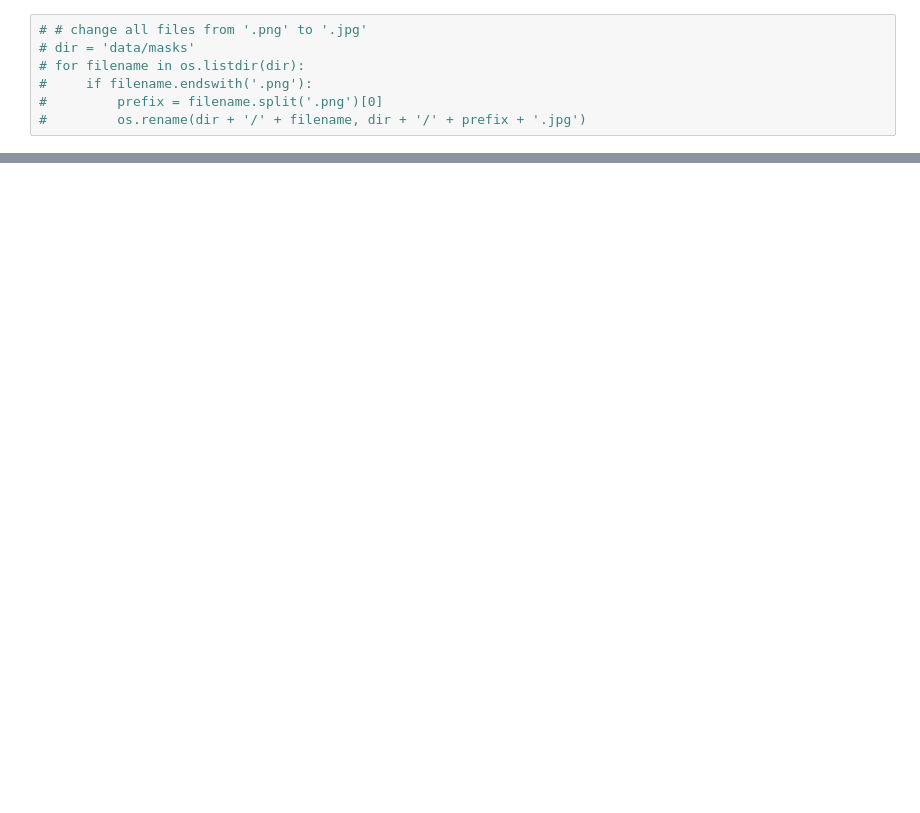
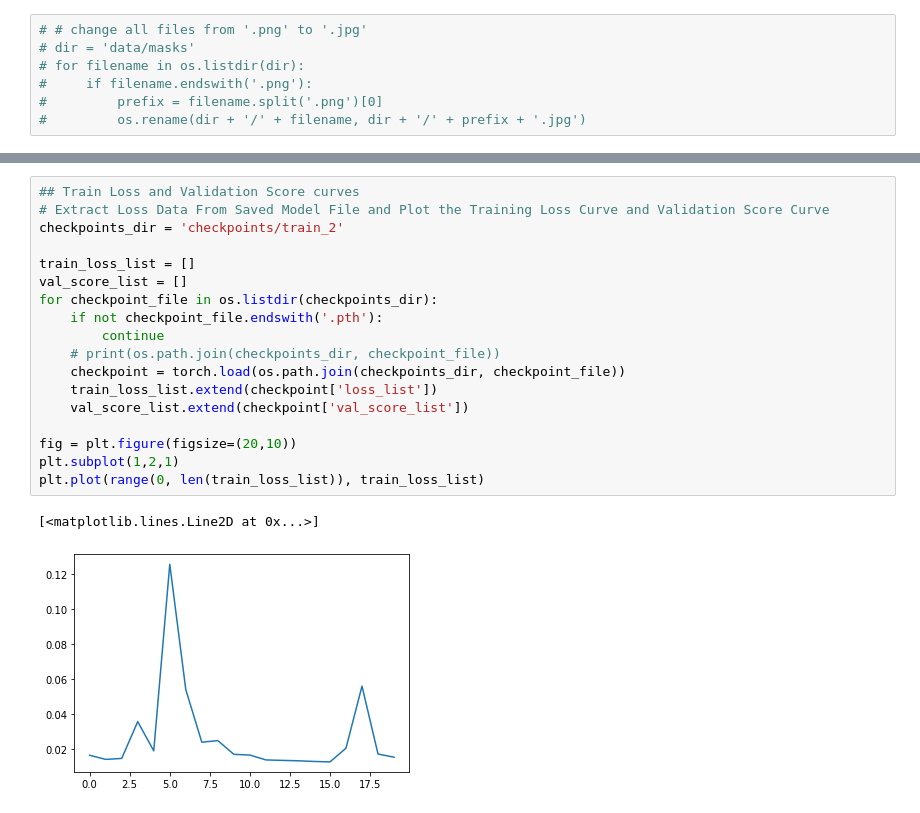
Before and after one commit to zhangjing1997/IV_Detection, a Jupyter notebook: playground.ipynb, the cells around one changed output, grey strips where cells are left out. Cells and saved outputs as stored; diff of their text form; blank space fills up the shorter version.

```diff
--- a/playground.ipynb
+++ b/playground.ipynb
@@ -30,0 +75,21 @@ from predict import
+# %%
+## Train Loss and Validation Score curves
+# Extract Loss Data From Saved Model File and Plot the Training Loss Curve and Validation Score Curve
+checkpoints_dir = 'checkpoints/train_2'
+
+train_loss_list = []
+val_score_list = []
+for checkpoint_file in os.listdir(checkpoints_dir):
+    if not checkpoint_file.endswith('.pth'):
+        continue
+    # print(os.path.join(checkpoints_dir, checkpoint_file))
+    checkpoint = torch.load(os.path.join(checkpoints_dir, checkpoint_file))
+    train_loss_list.extend(checkpoint['loss_list'])
+    val_score_list.extend(checkpoint['val_score_list'])
+
+fig = plt.figure(figsize=(20,10))
+plt.subplot(1,2,1)
+plt.plot(range(0, len(train_loss_list)), train_loss_list)
+# %% [output]
+[<matplotlib.lines.Line2D at 0x...>]
+[figure, added]
```
Also changed, not shown: parts of 9 cells of this notebook, 3 other files.
